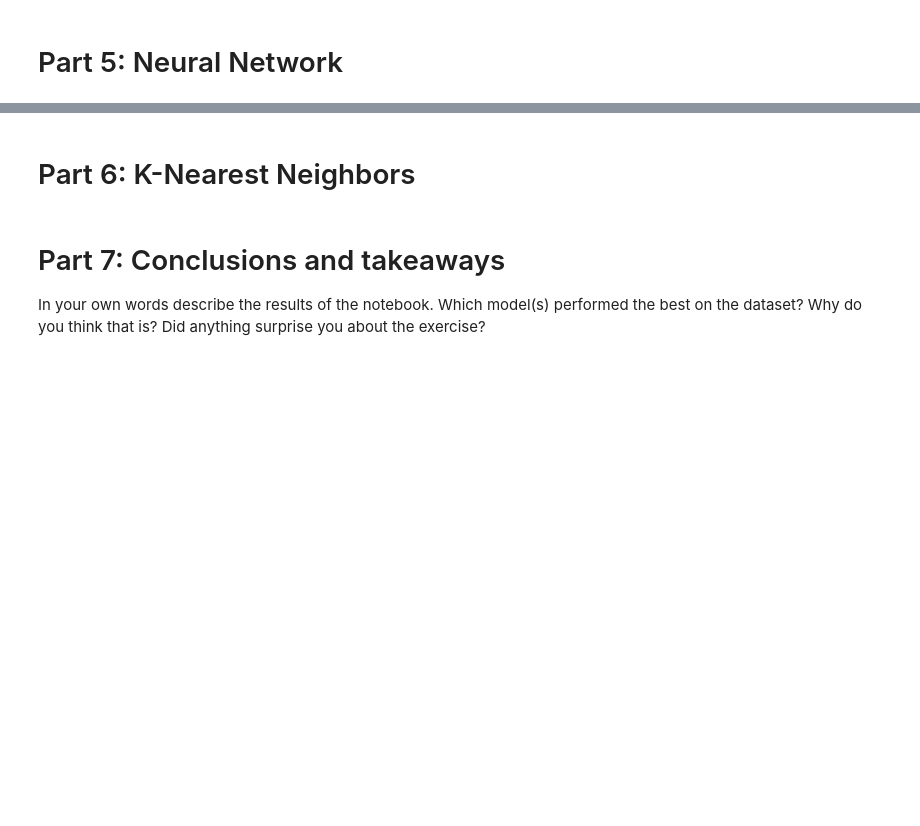
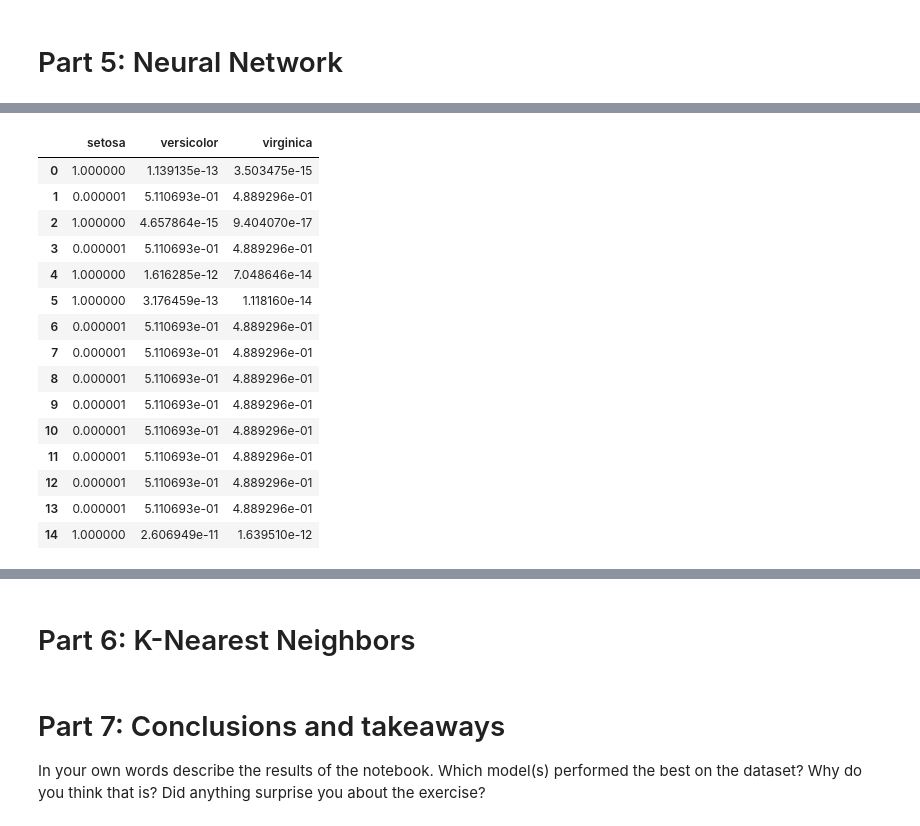
Before and after one commit to hpuma/CSC44800, a Jupyter notebook: Assignment4/Henry_Puma_Assignment_4.ipynb, the cells around one changed output, grey strips where cells are left out. Saved outputs shown, nothing was run; the diff lists cells and outputs as text; code cells hidden in the pictures; blank space fills up the shorter version.

```diff
--- a/Assignment4/Henry_Puma_Assignment_4.ipynb
+++ b/Assignment4/Henry_Puma_Assignment_4.ipynb
@@ -126,7 +172,24 @@ MLP_Classifier.fit(X_train, y_train.values.ravel())
 # %%
 # ii. For a sample datapoint, predict the probabilities for each possible class
-ML_Probalities = pd.DataFrame(MLP_Classifier.predict_proba(X_test), columns=data['target_names'])
+ML_Probalities = pd.DataFrame(MLP_Classifier.predict_proba(X_test), columns=iris['target_names'])
 ML_Probalities
+# %% [output]
+|  | setosa | versicolor | virginica |
+| 0 | 1.000000 | 1.139135e-13 | 3.503475e-15 |
+| 1 | 0.000001 | 5.110693e-01 | 4.889296e-01 |
+| 2 | 1.000000 | 4.657864e-15 | 9.404070e-17 |
+| 3 | 0.000001 | 5.110693e-01 | 4.889296e-01 |
+| 4 | 1.000000 | 1.616285e-12 | 7.048646e-14 |
+| 5 | 1.000000 | 3.176459e-13 | 1.118160e-14 |
+| 6 | 0.000001 | 5.110693e-01 | 4.889296e-01 |
+| 7 | 0.000001 | 5.110693e-01 | 4.889296e-01 |
+| 8 | 0.000001 | 5.110693e-01 | 4.889296e-01 |
+| 9 | 0.000001 | 5.110693e-01 | 4.889296e-01 |
+| 10 | 0.000001 | 5.110693e-01 | 4.889296e-01 |
+| 11 | 0.000001 | 5.110693e-01 | 4.889296e-01 |
+| 12 | 0.000001 | 5.110693e-01 | 4.889296e-01 |
+| 13 | 0.000001 | 5.110693e-01 | 4.889296e-01 |
+| 14 | 1.000000 | 2.606949e-11 | 1.639510e-12 |
 # %%
 # iii. Report on the score for the Neural Network, what does the score measure?
 MLP_Classifier.score(X_test, y_test)
```
Also changed, not shown: parts of 8 cells of this notebook.
